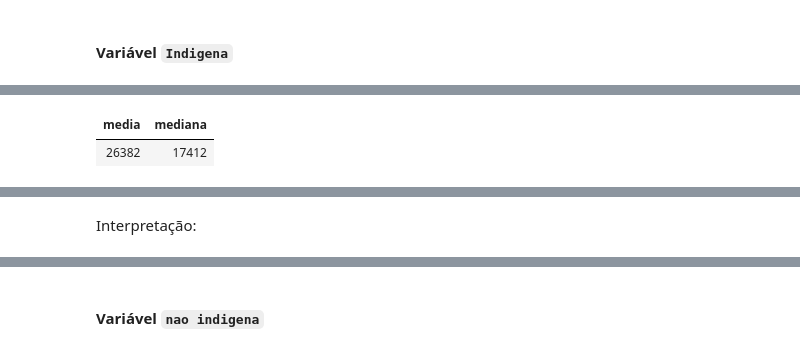
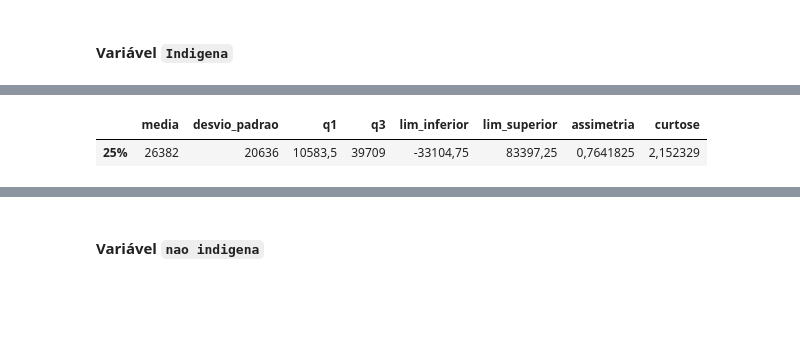
Before and after one commit to DanOliveira-DS/estatistica_ufg, a Jupyter notebook: EDA - Indígenas .ipynb, the cells around one changed output, grey strips where cells are left out. Cells and saved outputs as stored; diff of their text form; code cells hidden in the pictures; blank space fills up the shorter version.

```diff
--- a/EDA - Indígenas .ipynb
+++ b/EDA - Indígenas .ipynb
@@ -324,6 +324,22 @@ freq_table_total <- function(var, tipo)
 
 
 }
+
+resumo_estatistico <- function(x){
+    media <- round(mean(x))
+    desvio_padrao <- round(sd(x))
+    q1 <- quantile(x, probs = 0.25)
+    q3 <- quantile(x, probs = 0.75)
+    lim_inferior <- q1 - (1.5*(q3-q1))
+    lim_superior <- q3 + (1.5*(q3-q1))
+    assimetria <- skewness(x)
+    curtose <- kurtosis(x)
+
+
+    resumo_estatistico <- data.frame(media, desvio_padrao, q1, q3, lim_inferior, lim_superior, assimetria, curtose)
+
+    return(resumo_estatistico)
+}
 # %% [markdown]
 # Importando o Conjunto de Dados
 # %%
@@ -437,6 +446,5 @@ med_variabilidade <- function(x){
 # %%
-tend_central(geral_rural_ind_freq_table$`Declararam-se Indigenas (fi)`)
-med_variabilidade(geral_rural_ind_freq_table$`Declararam-se Indigenas (fi)`)
+resumo_estatistico(geral_rural_ind_freq_table$`Declararam-se Indigenas (fi)`)
 # %% [output]
-| media | mediana |
-| 26382 | 17412 |
+|  | media | desvio_padrao | q1 | q3 | lim_inferior | lim_superior | assimetria | curtose |
+| 25% | 26382 | 20636 | 10583,5 | 39709 | -33104,75 | 83397,25 | 0,7641825 | 2,152329 |
@@ -445,2 +450,0 @@ med_variabilidade(geral_rural_ind_freq_table$`Declararam-se Indigenas (fi)`)
-# %% [markdown]
-Interpretação:
```
Also changed, not shown: parts of 18 cells of this notebook.
